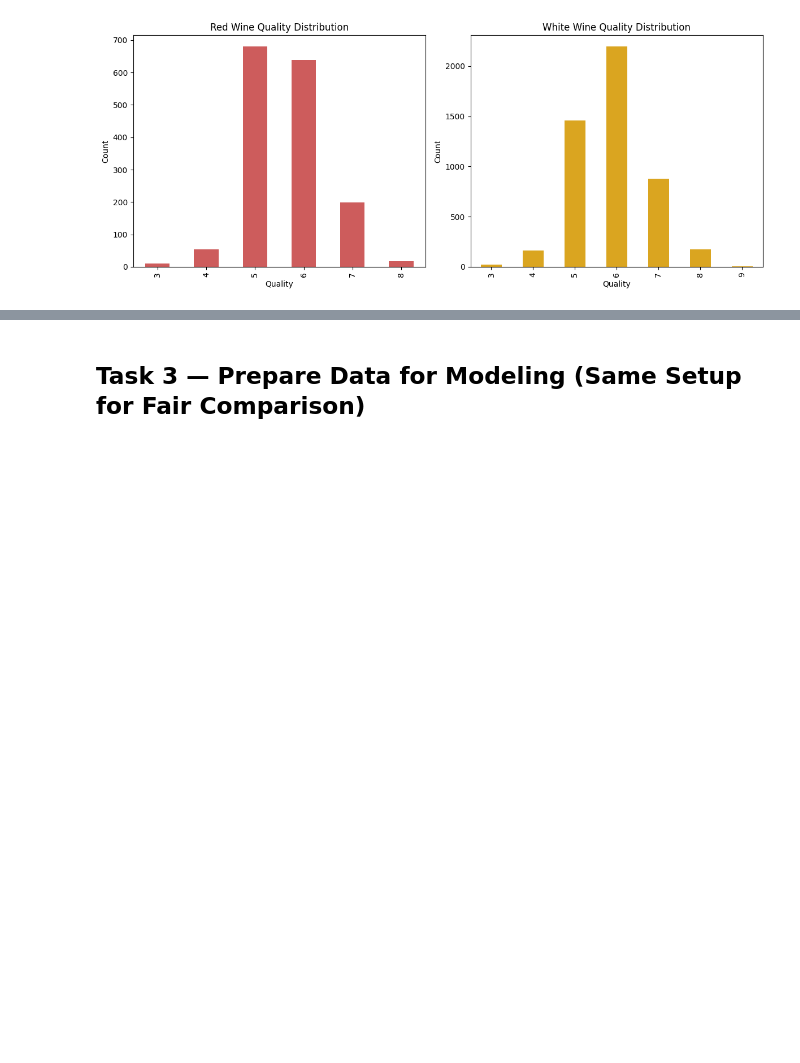
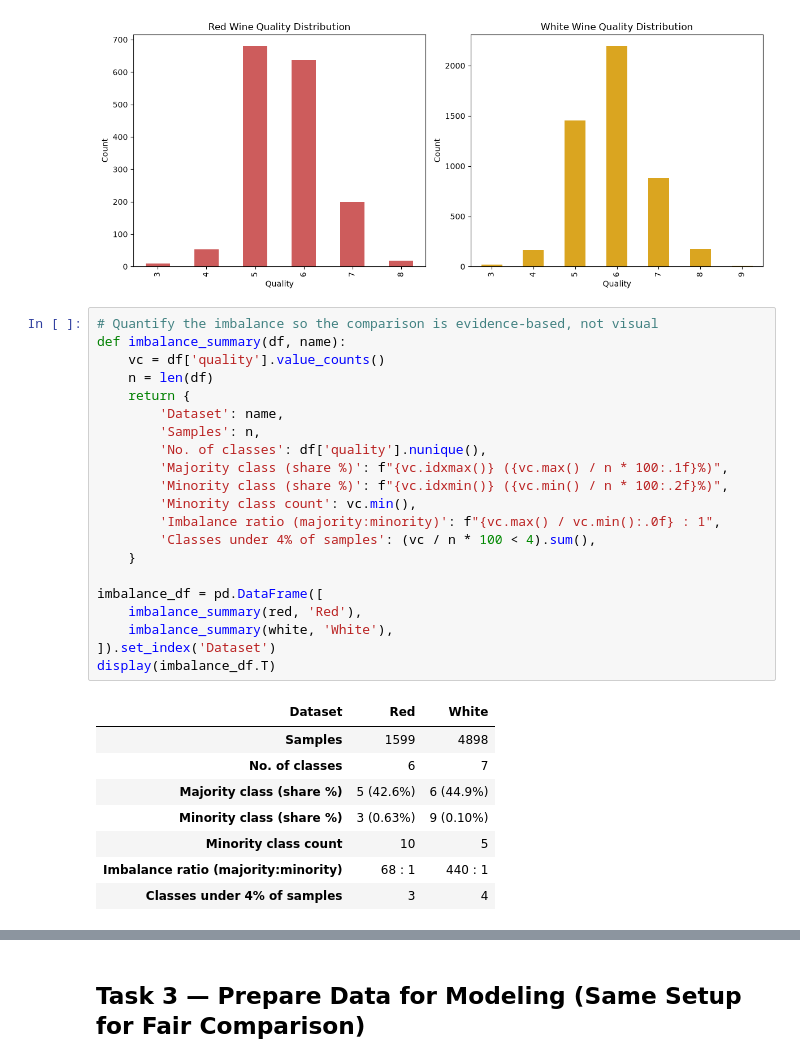
Before and after one commit to manidixit16/aimlassignment, a Jupyter notebook: Wine_Quality_Comparative_Study_Mani_PGDSAI3.ipynb, the cells around one changed output, grey strips where cells are left out. Cells and saved outputs as stored; diff of their text form; blank space fills up the shorter version.

```diff
--- a/Wine_Quality_Comparative_Study_Mani_PGDSAI3.ipynb
+++ b/Wine_Quality_Comparative_Study_Mani_PGDSAI3.ipynb
@@ -185,6 +185,36 @@ plt.tight_layout()
 plt.show()
 # %% [output]
 [figure]
+# %%
+# Quantify the imbalance so the comparison is evidence-based, not visual
+def imbalance_summary(df, name):
+    vc = df['quality'].value_counts()
+    n = len(df)
+    return {
+        'Dataset': name,
+        'Samples': n,
+        'No. of classes': df['quality'].nunique(),
+        'Majority class (share %)': f"{vc.idxmax()} ({vc.max() / n * 100:.1f}%)",
+        'Minority class (share %)': f"{vc.idxmin()} ({vc.min() / n * 100:.2f}%)",
+        'Minority class count': vc.min(),
+        'Imbalance ratio (majority:minority)': f"{vc.max() / vc.min():.0f} : 1",
+        'Classes under 4% of samples': (vc / n * 100 < 4).sum(),
+    }
+
+imbalance_df = pd.DataFrame([
+    imbalance_summary(red, 'Red'),
+    imbalance_summary(white, 'White'),
+]).set_index('Dataset')
+display(imbalance_df.T)
+# %% [output]
+| Dataset | Red | White |
+| Samples | 1599 | 4898 |
+| No. of classes | 6 | 7 |
+| Majority class (share %) | 5 (42.6%) | 6 (44.9%) |
+| Minority class (share %) | 3 (0.63%) | 9 (0.10%) |
+| Minority class count | 10 | 5 |
+| Imbalance ratio (majority:minority) | 68 : 1 | 440 : 1 |
+| Classes under 4% of samples | 3 | 4 |
 # %% [markdown]
 **Comparative Questions**
 
```
Also changed, not shown: parts of 1 cell of this notebook.
